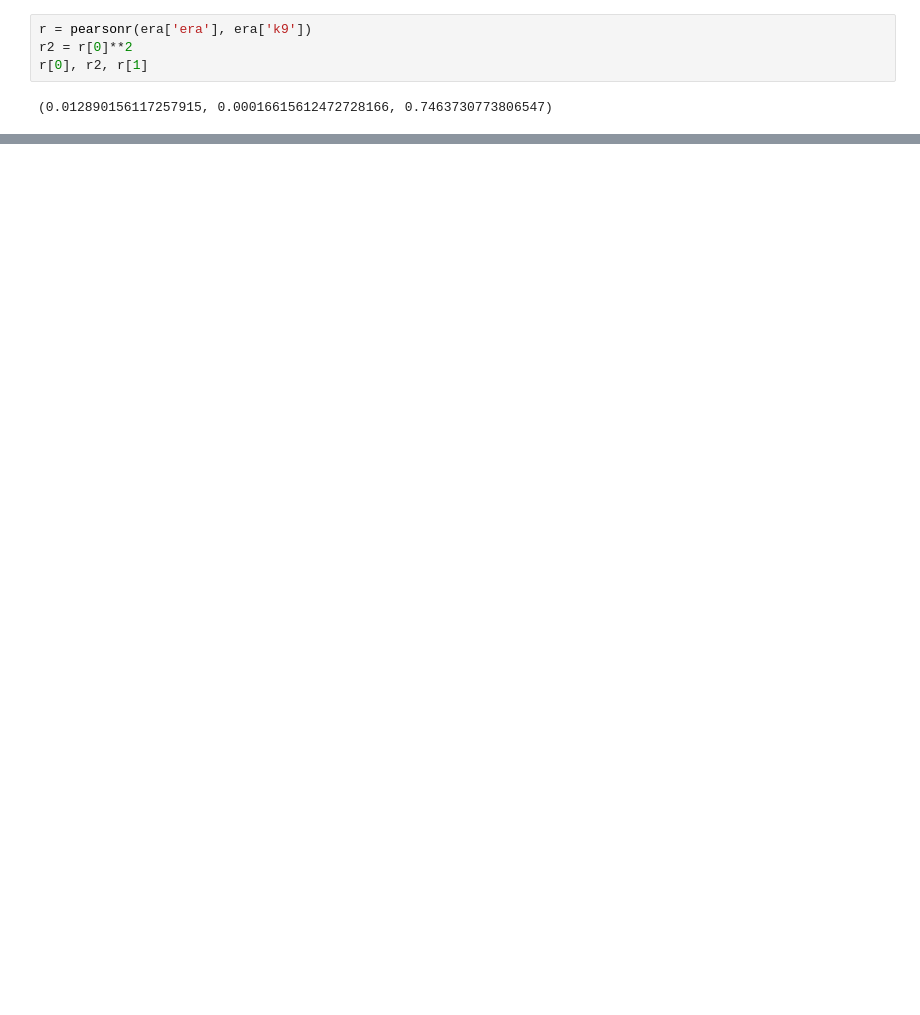
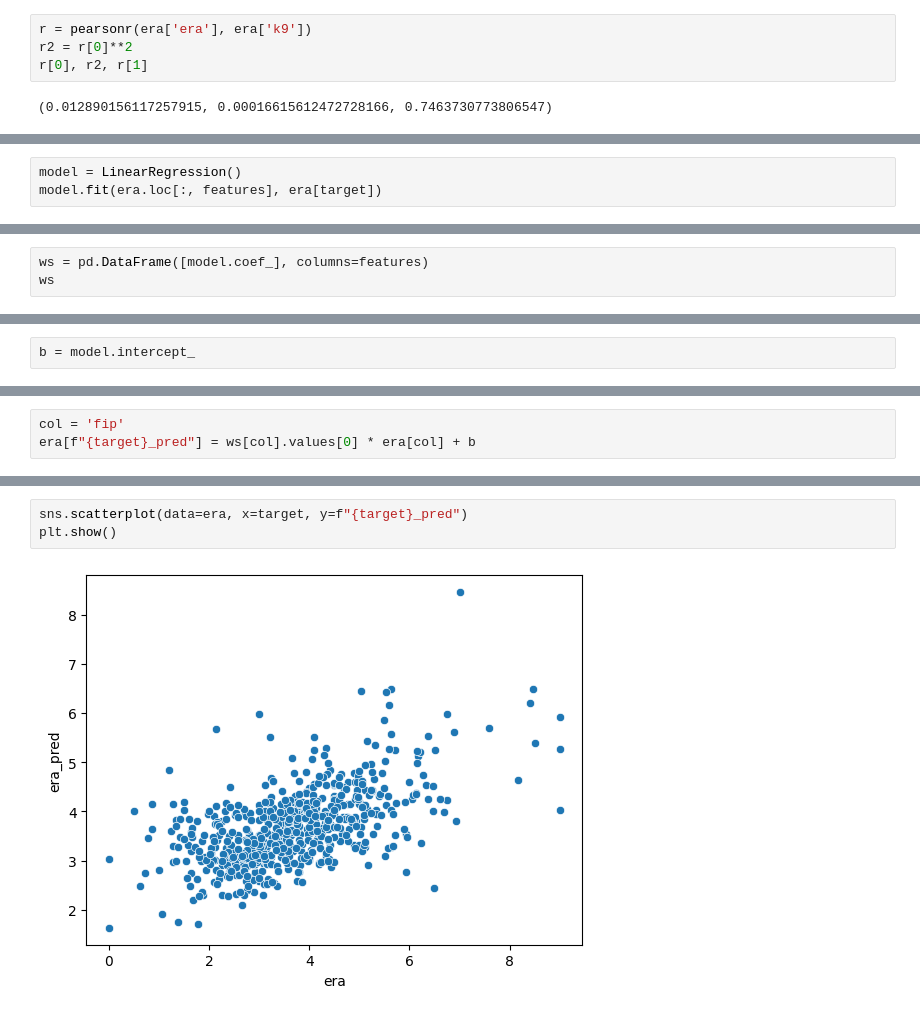
Before and after one commit to fedechaves/nw-bc, a Jupyter notebook: day1.ipynb, the cells around one changed output, grey strips where cells are left out. Drawn from its saved outputs; the diff is of its cells as text; blank space fills up the shorter version.

```diff
--- a/day1.ipynb
+++ b/day1.ipynb
@@ -1040,0 +1096,3 @@ make_corr3(test, title_name='test')
+# %%
+model = LinearRegression()
+model.fit(era.loc[:, features], era[target])
@@ -1040,0 +1109,3 @@ make_corr3(test, title_name='test')
+# %%
+ws = pd.DataFrame([model.coef_], columns=features)
+ws
@@ -1040,0 +1115,2 @@ make_corr3(test, title_name='test')
+# %%
+b = model.intercept_
@@ -1040,0 +1132,3 @@ make_corr3(test, title_name='test')
+# %%
+col = 'fip'
+era[f"{target}_pred"] = ws[col].values[0] * era[col] + b
@@ -1040,0 +1144,5 @@ make_corr3(test, title_name='test')
+# %%
+sns.scatterplot(data=era, x=target, y=f"{target}_pred")
+plt.show()
+# %% [output]
+[figure, added]
```
Also changed, not shown: parts of 60 cells of this notebook.
